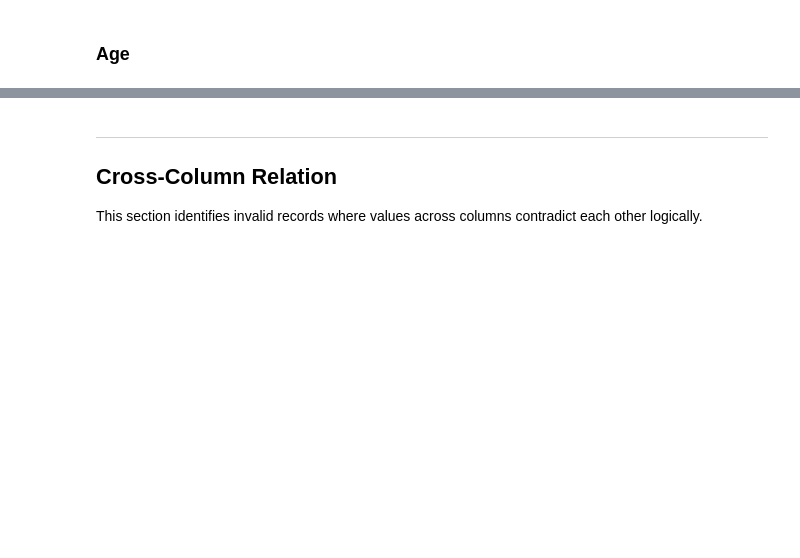
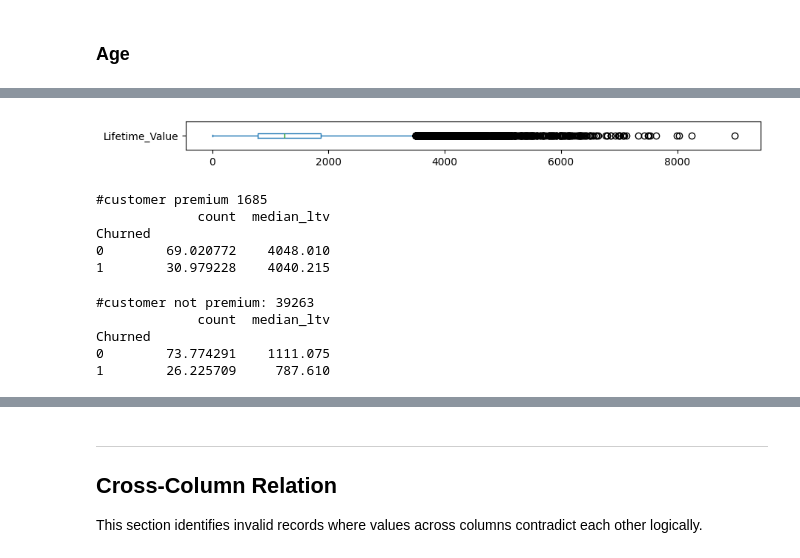
Before and after one commit to shashankgarewal/customer-churn-prediction-segmentation-revenue-risk-analysis, a Jupyter notebook: notebooks/data-validation.ipynb, the cells around one changed output, grey strips where cells are left out. Cells and saved outputs as stored; diff of their text form; code cells hidden in the pictures; blank space fills up the shorter version.

```diff
--- a/notebooks/data-validation.ipynb
+++ b/notebooks/data-validation.ipynb
@@ -224,0 +355,37 @@ np.float64(45.48)
+# %%
+# extreme cases of ltv
+plt.figure(figsize=(10, 0.5))
+df['Lifetime_Value'].plot(kind='box', vert=False)
+plt.show()
+# %% [output]
+[figure, added]
+# %%
+filtered = df.query('Lifetime_Value > 3500')
+out = pd.DataFrame({
+    "count": filtered['Churned'].value_counts(normalize=True) * 100,
+    "median_ltv": filtered.groupby('Churned')['Lifetime_Value'].median()
+})
+
+print('#customer premium', filtered.shape[0])
+print(out)
+# %% [output]
+#customer premium 1685
+             count  median_ltv
+Churned
+0        69.020772    4048.010
+1        30.979228    4040.215
+# %%
+filtered = df.query('Lifetime_Value < 2000')
+out = pd.DataFrame({
+    "count": filtered['Churned'].value_counts(normalize=True) * 100,
+    "median_ltv": filtered.groupby('Churned')['Lifetime_Value'].median()
+})
+
+print('#customer not premium:', filtered.shape[0])
+print(out)
+# %% [output]
+#customer not premium: 39263
+             count  median_ltv
+Churned
+0        73.774291    1111.075
+1        26.225709     787.610
```
Also changed, not shown: parts of 74 cells of this notebook.
